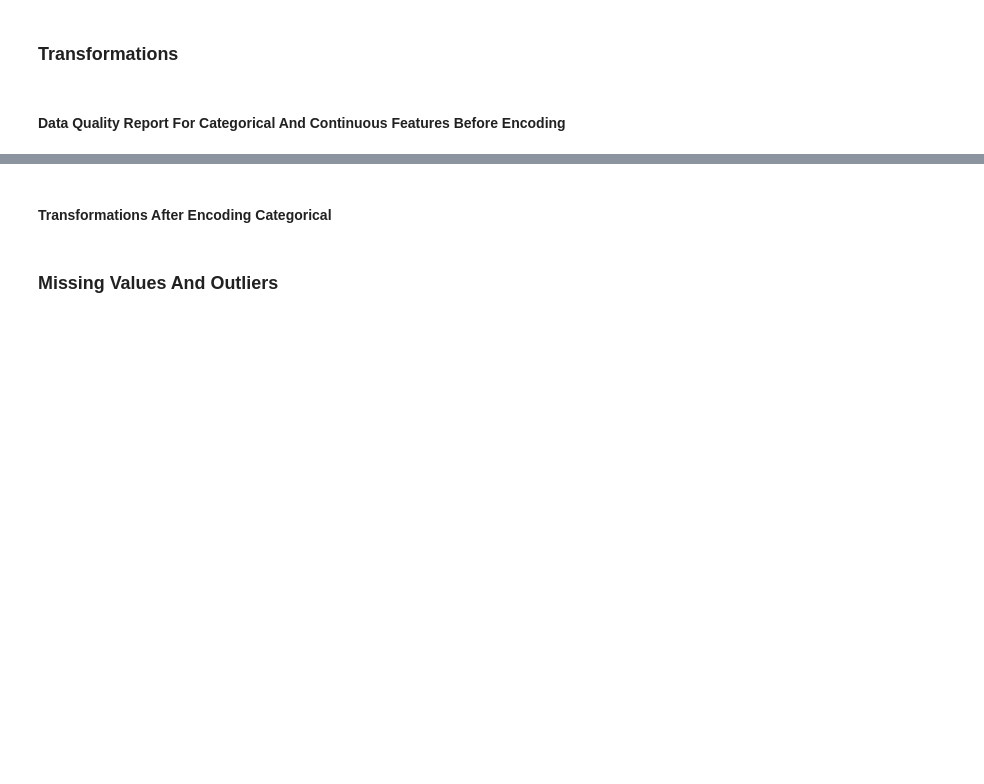
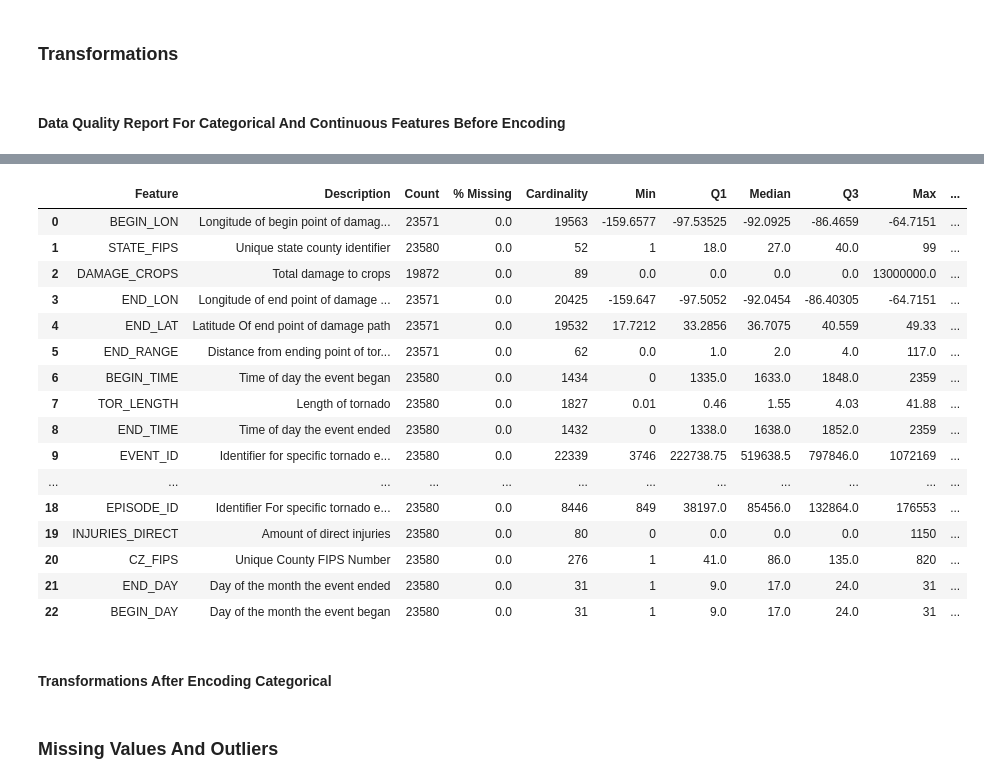
Before and after one commit to DorisSanchez-Velasquez/NaturalDisasterReport, a Jupyter notebook: main.ipynb, the cells around one changed output, grey strips where cells are left out. Drawn from its saved outputs; the diff is of its cells as text; code cells hidden in the pictures; blank space fills up the shorter version.

Commit message:
Created data quality report for continuous features

```diff
--- a/main.ipynb
+++ b/main.ipynb
@@ -186,7 +186,8 @@ dqr_categ = pd.DataFrame(columns=['Feature', 'Description', 'Count', '% Missing'
 descriptions = ['State where tornado occured', 'Year of occurence', 'Month of occurence',
                 'National Weather Service Area Of Occurence', 'Timezone of where tornado occured','Source reporting the weather event']
 
-dqr_categ['Feature'] = ['STATE', 'YEAR', 'MONTH_NAME', 'WFO', 'CZ_TIMEZONE', 'SOURCE']
+categ_features = ['STATE', 'YEAR', 'MONTH_NAME', 'WFO', 'CZ_TIMEZONE', 'SOURCE']
+dqr_categ['Feature'] = categ_features
 
 for index, row in dqr_categ.iterrows():
     row['Description'] = descriptions[index]
@@ -216,3 +214,53 @@ dqr_categ
+# %%
+#NOTE: DATA QUALITY REPORT FOR ALL CONTINUOUS FEATURES PRIOR TO ENCODING
+contin_features = list(set(disaster_df.columns) - set(categ_features))
+dqr_contin = pd.DataFrame(columns=['Feature', 'Description','Count','% Missing', 'Cardinality','Min','Q1','Median','Q3','Max','Mean','STD'])
+
+dqr_contin['Feature'] = contin_features
+total_count = np.size(disaster_df)
+
+descriptions = ["Longitude of begin point of damage path", "Unique state county identifier", "Total damage to crops", "Longitude of end point of damage path",
+                "Latitude Of end point of damage path", "Distance from ending point of tornado location azimuth", "Time of day the event began", "Length of tornado",
+                "Time of day the event ended", "Identifier for specific tornado event", "Amount of indirect deaths", "Total damage to property", "Width of tornado",
+                "Amount of direct deaths", "Distance from beginning point of tornado location azimuth", "Amount of indirect injuries", "Latitude Of Beginning point of damage path",
+                "Magnitude Of tornado based On Fujita Scale Rating", "Identifier For specific tornado episode", "Amount of direct injuries", "Unique County FIPS Number",
+                "Day of the month the event ended", "Day of the month the event began"]
+
+for index, row in dqr_contin.iterrows():
+    row['Description'] = descriptions[index]
+    row['Count'] = disaster_df[row['Feature']].count()
+    if row['Feature'] == 'DAMAGE_PROPERTY':
+        row['% Missing'] = round(row['Count']/total_count * 100, 2)
+    else:
+        row['% Missing'] = round((len(disaster_df[disaster_df[row['Feature']]==None])/row['Count'])*100, 2)
+    row['Cardinality'] = len(disaster_df[row['Feature']].unique())
+    row['Min'] = disaster_df[row['Feature']].min()
+    row['Max'] = disaster_df[row['Feature']].max()
+    row['Q1'] = disaster_df[row['Feature']].quantile(0.25)
+    row['Q3'] = disaster_df[row['Feature']].quantile(0.75)
+    row['Median'] = disaster_df[row['Feature']].median()
+    row['Mean'] = disaster_df[row['Feature']].sum()/row['Count']
+    row['STD'] = disaster_df[row['Feature']].std()
+
+dqr_contin
+# %% [output]
+|  | Feature | Description | Count | % Missing | Cardinality | Min | Q1 | Median | Q3 | Max | ... |
+| 0 | BEGIN_LON | Longitude of begin point of damag... | 23571 | 0.0 | 19563 | -159.6577 | -97.53525 | -92.0925 | -86.4659 | -64.7151 | ... |
+| 1 | STATE_FIPS | Unique state county identifier | 23580 | 0.0 | 52 | 1 | 18.0 | 27.0 | 40.0 | 99 | ... |
+| 2 | DAMAGE_CROPS | Total damage to crops | 19872 | 0.0 | 89 | 0.0 | 0.0 | 0.0 | 0.0 | 13000000.0 | ... |
+| 3 | END_LON | Longitude of end point of damage ... | 23571 | 0.0 | 20425 | -159.647 | -97.5052 | -92.0454 | -86.40305 | -64.7151 | ... |
+| 4 | END_LAT | Latitude Of end point of damage path | 23571 | 0.0 | 19532 | 17.7212 | 33.2856 | 36.7075 | 40.559 | 49.33 | ... |
+| 5 | END_RANGE | Distance from ending point of tor... | 23571 | 0.0 | 62 | 0.0 | 1.0 | 2.0 | 4.0 | 117.0 | ... |
+| 6 | BEGIN_TIME | Time of day the event began | 23580 | 0.0 | 1434 | 0 | 1335.0 | 1633.0 | 1848.0 | 2359 | ... |
+| 7 | TOR_LENGTH | Length of tornado | 23580 | 0.0 | 1827 | 0.01 | 0.46 | 1.55 | 4.03 | 41.88 | ... |
+| 8 | END_TIME | Time of day the event ended | 23580 | 0.0 | 1432 | 0 | 1338.0 | 1638.0 | 1852.0 | 2359 | ... |
+| 9 | EVENT_ID | Identifier for specific tornado e... | 23580 | 0.0 | 22339 | 3746 | 222738.75 | 519638.5 | 797846.0 | 1072169 | ... |
+| ... | ... | ... | ... | ... | ... | ... | ... | ... | ... | ... | ... |
+| 18 | EPISODE_ID | Identifier For specific tornado e... | 23580 | 0.0 | 8446 | 849 | 38197.0 | 85456.0 | 132864.0 | 176553 | ... |
+| 19 | INJURIES_DIRECT | Amount of direct injuries | 23580 | 0.0 | 80 | 0 | 0.0 | 0.0 | 0.0 | 1150 | ... |
+| 20 | CZ_FIPS | Unique County FIPS Number | 23580 | 0.0 | 276 | 1 | 41.0 | 86.0 | 135.0 | 820 | ... |
+| 21 | END_DAY | Day of the month the event ended | 23580 | 0.0 | 31 | 1 | 9.0 | 17.0 | 24.0 | 31 | ... |
+| 22 | BEGIN_DAY | Day of the month the event began | 23580 | 0.0 | 31 | 1 | 9.0 | 17.0 | 24.0 | 31 | ... |
 # %% [markdown]
 #### Transformations After Encoding Categorical
 # %%
```
Also changed, not shown: parts of 1 cell of this notebook.
